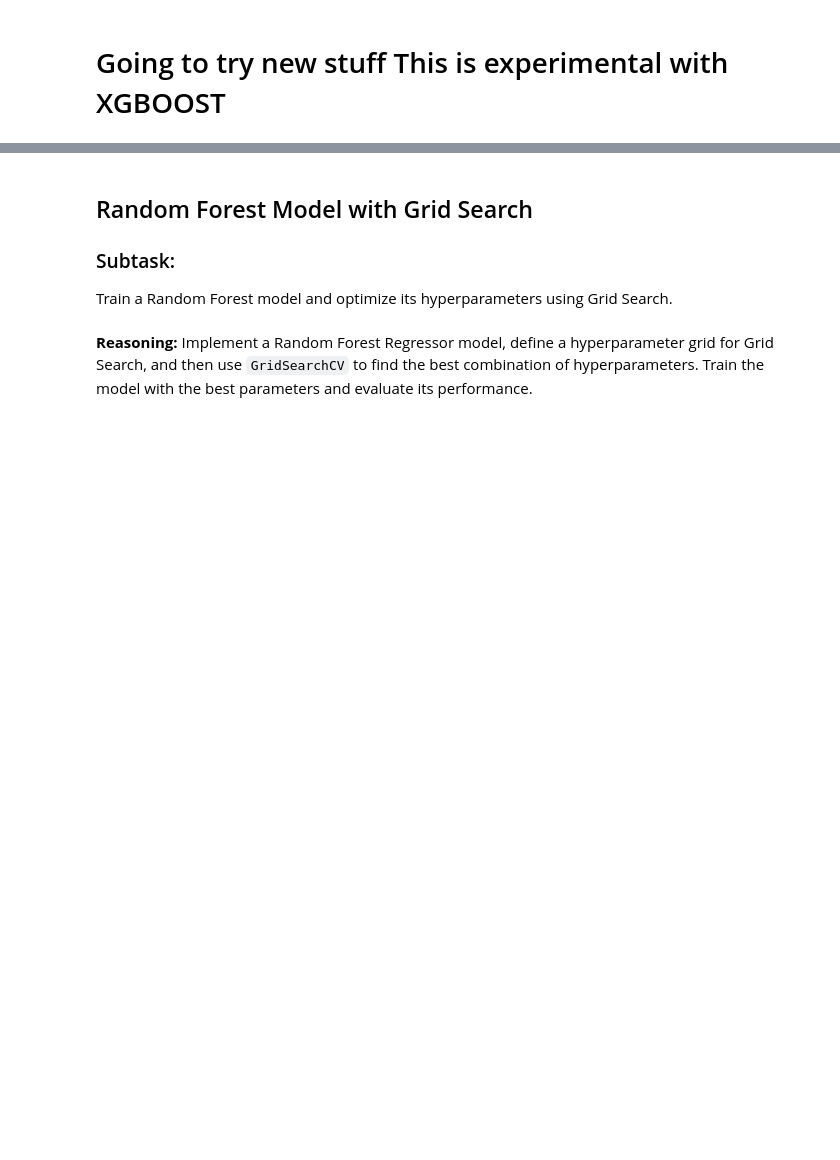
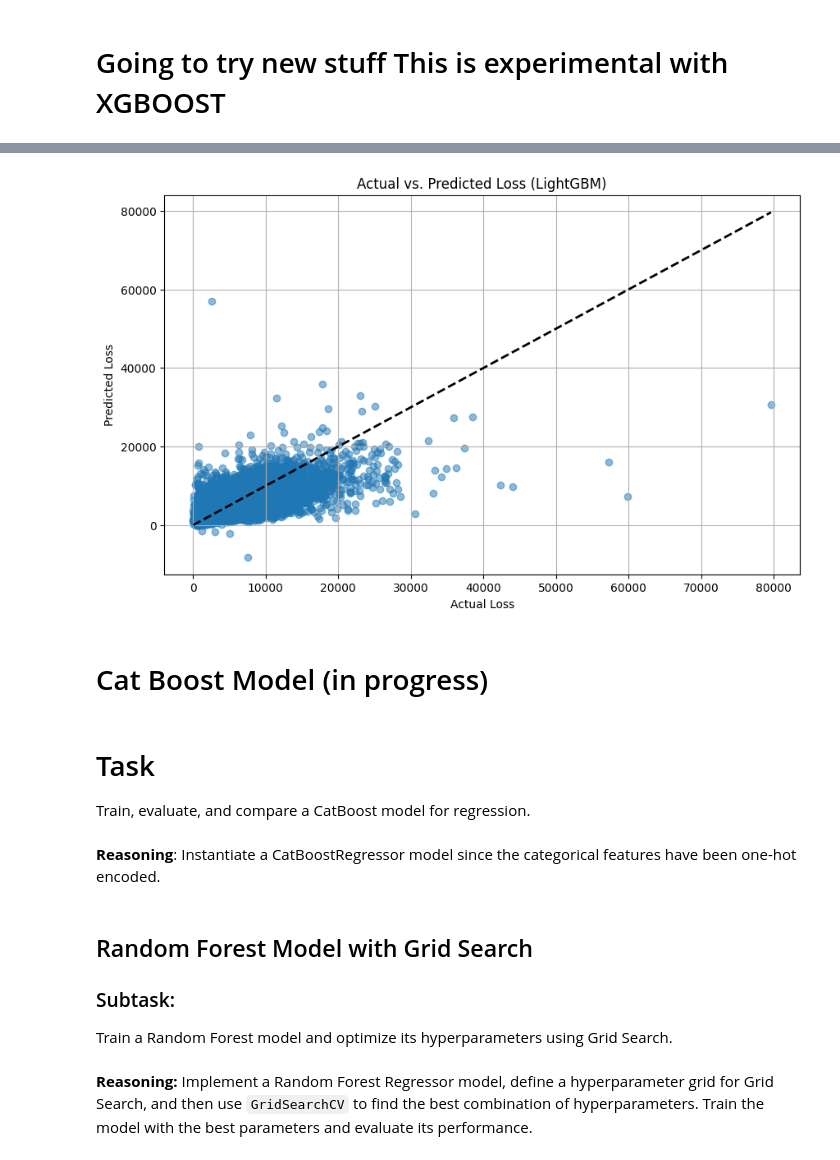
Before and after one commit to KanzGiwa/Allstate-1A, a Jupyter notebook: ALL_STATE_project.ipynb, the cells around one changed output, grey strips where cells are left out. Cells and saved outputs as stored; diff of their text form; code cells hidden in the pictures; blank space fills up the shorter version.

```diff
--- a/ALL_STATE_project.ipynb
+++ b/ALL_STATE_project.ipynb
@@ -426,0 +506,28 @@ print("AUC of the RF model with 100 estimators is {:.3f}".format(auc_100))
+# %%
+#parameters for lgb model
+
+#-- dont use n_estimators here, implement early stopping
+params = {
+    'objective': 'regression',
+    'metric': 'mae',
+    'boosting_type': 'gbdt',
+    'num_leaves': 100,
+    'learning_rate': 0.05,
+    'max_depth': 10,
+    'n_estimators': 1000,
+    'random_state': 123 # Added random_state for reproducibility
+}
+
+# Pass parameters as keyword arguments and train
+lgb_model = lgb.LGBMRegressor(**params)
+lgb_model.fit(X_train, y_train)
+
+#get predictions
+y_pred_lgb = lgb_model.predict(X_test)
+
+#evaluate performance with MAE and RMSE
+mae_lgb = mean_absolute_error(y_test, y_pred_lgb)
+rmse_lgb = np.sqrt(mean_squared_error(y_test, y_pred_lgb))
+
+print(f"LightGBM MAE: {mae_lgb}")
+print(f"LightGBM RMSE: {rmse_lgb}")
@@ -426,0 +552,20 @@ print("AUC of the RF model with 100 estimators is {:.3f}".format(auc_100))
+# %%
+import matplotlib.pyplot as plt
+
+# Visualize LGB evaluation
+plt.figure(figsize=(10, 6))
+plt.scatter(y_test, y_pred_lgb, alpha=0.5)
+plt.xlabel("Actual Loss")
+plt.ylabel("Predicted Loss")
+plt.title("Actual vs. Predicted Loss (LightGBM)")
+plt.grid(True)
+# Add a line representing perfect predictions
+plt.plot([y_test.min(), y_test.max()], [y_test.min(), y_test.max()], 'k--', lw=2)
+plt.show()
+# %% [output]
+[figure, added]
+# %% [markdown]
+# Cat Boost Model (in progress)
+# %% [markdown]
+# Task
+Train, evaluate, and compare a CatBoost model for regression.
@@ -427,3 +576,6 @@ print("AUC of the RF model with 100 estimators is {:.3f}".format(auc_100))
+# %% [markdown]
+**Reasoning**:
+Instantiate a CatBoostRegressor model since the categorical features have been one-hot encoded.
 # %% [markdown]
 ## Random Forest Model with Grid Search
 
```
Also changed, not shown: parts of 19 cells of this notebook.
